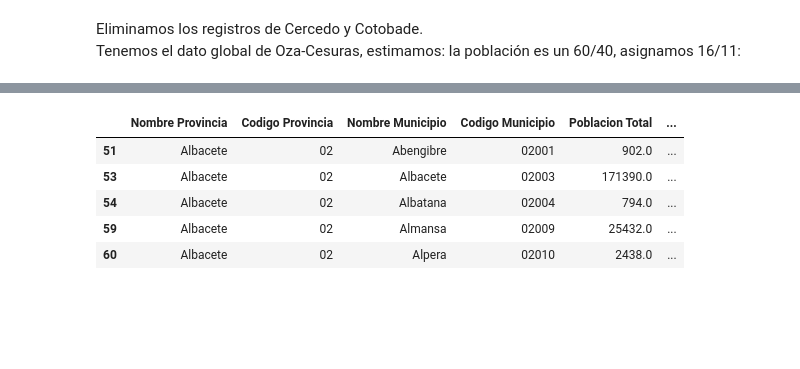
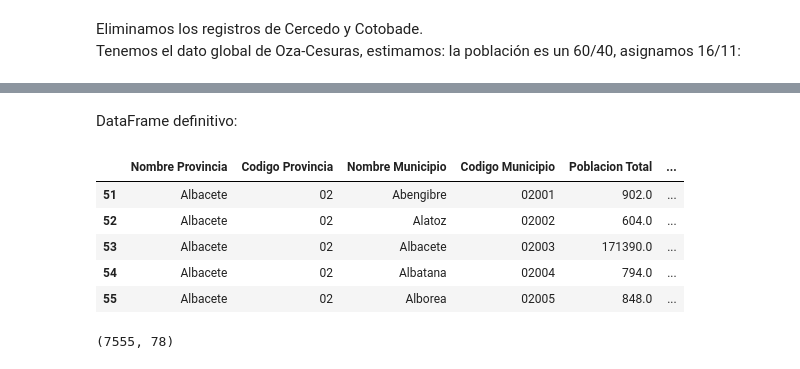
Before and after one commit to AdrianaBorrajo/Despoblacion, a Jupyter notebook: Union_Depuracion_Data/Union_Limpieza_Data.ipynb, the cells around one changed output, grey strips where cells are left out. Saved outputs shown, nothing was run; the diff lists cells and outputs as text; code cells hidden in the pictures; blank space fills up the shorter version.

```diff
--- a/Union_Depuracion_Data/Union_Limpieza_Data.ipynb
+++ b/Union_Depuracion_Data/Union_Limpieza_Data.ipynb
@@ -265,0 +258,4 @@ Despob1acion[ColumnasNan] = Despob1acion[ColumnasNan].replace(np.nan, 0)
+# %%
+Despoblacion.loc[4626, 'Nº Conductores'] = 351
+
+Despoblacion['Nº Conductores'] = Despoblacion['Nº Conductores'].replace(np.nan, 0)
@@ -265,0 +273,2 @@ Despob1acion[ColumnasNan] = Despob1acion[ColumnasNan].replace(np.nan, 0)
+# %%
+Despoblacion['Total impuestos (Miles de €)'] = Despoblacion['Total impuestos (Miles de €)'].replace(np.nan, 0)
@@ -266 +278,5 @@ Despob1acion[ColumnasNan] = Despob1acion[ColumnasNan].replace(np.nan, 0)
+# %%
+Despoblacion[['Superficie (Ha) Agricolas', 'Nº Explotaciones Agrícolas', 'Nº Explotaciones Ganaderas' ]] = \
+Despoblacion[['Superficie (Ha) Agricolas', 'Nº Explotaciones Agrícolas', 'Nº Explotaciones Ganaderas' ]].\
+replace(np.nan, 0)
 # %% [markdown]
@@ -270,3 +286,3 @@ Los eliminamos:
 # %%
 Columnas = ['Edad Media Edificios', 'Uso Industrial', 'Uso Residelcial', 'Uso Terciario', 'Otros Usos']
-Despob1acion = Despob1acion.dropna(subset = Columnas)
+Despoblacion = Despoblacion.dropna(subset = Columnas)
@@ -279,10 +312,16 @@ Al eliminar los nulos de edad media de edificios y número de establecimientos,
+# %% [markdown]
+DataFrame definitivo:
 # %%
-Despob1acion.head()
+Despoblacion.head()
 # %% [output]
 |  | Nombre Provincia | Codigo Provincia | Nombre Municipio | Codigo Municipio | Poblacion Total | ... |
 | 51 | Albacete | 02 | Abengibre | 02001 | 902.0 | ... |
+| 52 | Albacete | 02 | Alatoz | 02002 | 604.0 | ... |
 | 53 | Albacete | 02 | Albacete | 02003 | 171390.0 | ... |
 | 54 | Albacete | 02 | Albatana | 02004 | 794.0 | ... |
-| 59 | Albacete | 02 | Almansa | 02009 | 25432.0 | ... |
-| 60 | Albacete | 02 | Alpera | 02010 | 2438.0 | ... |
+| 55 | Albacete | 02 | Alborea | 02005 | 848.0 | ... |
+# %%
+Despoblacion.shape
+# %% [output]
+(7555, 78)
 # %%
```
Also changed, not shown: parts of 69 cells of this notebook, 1 other file.
